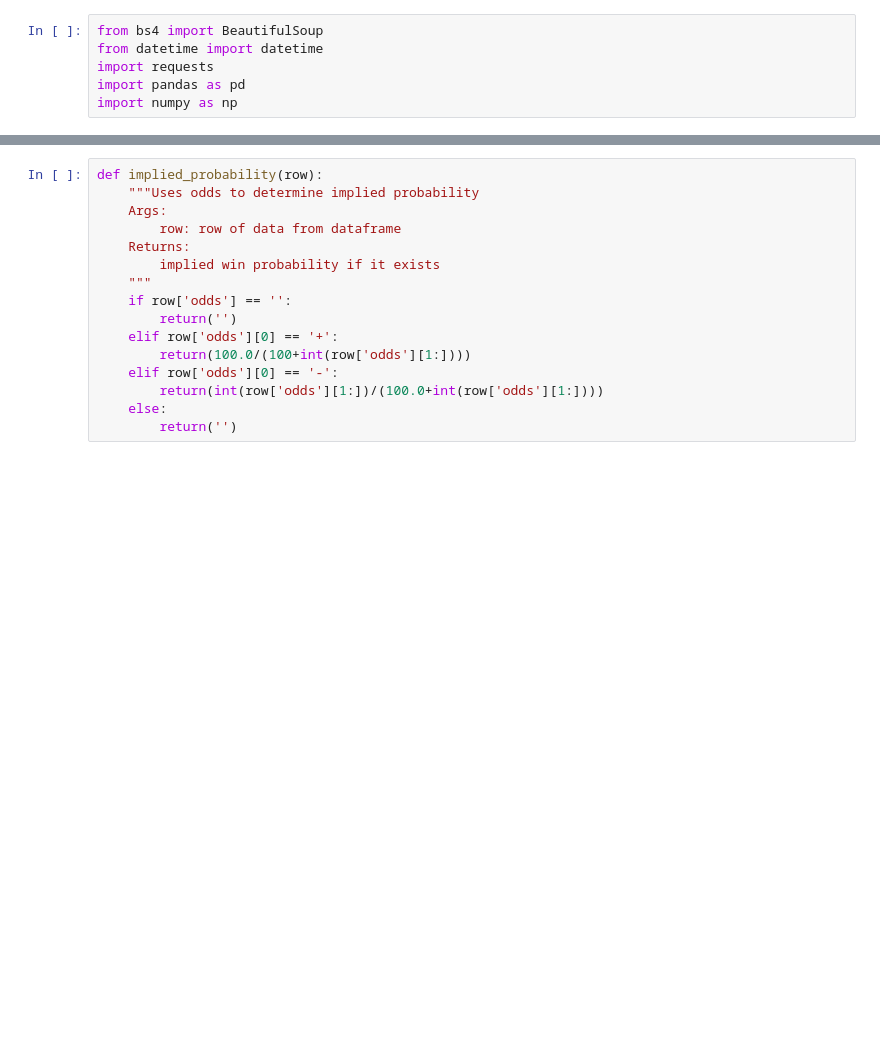
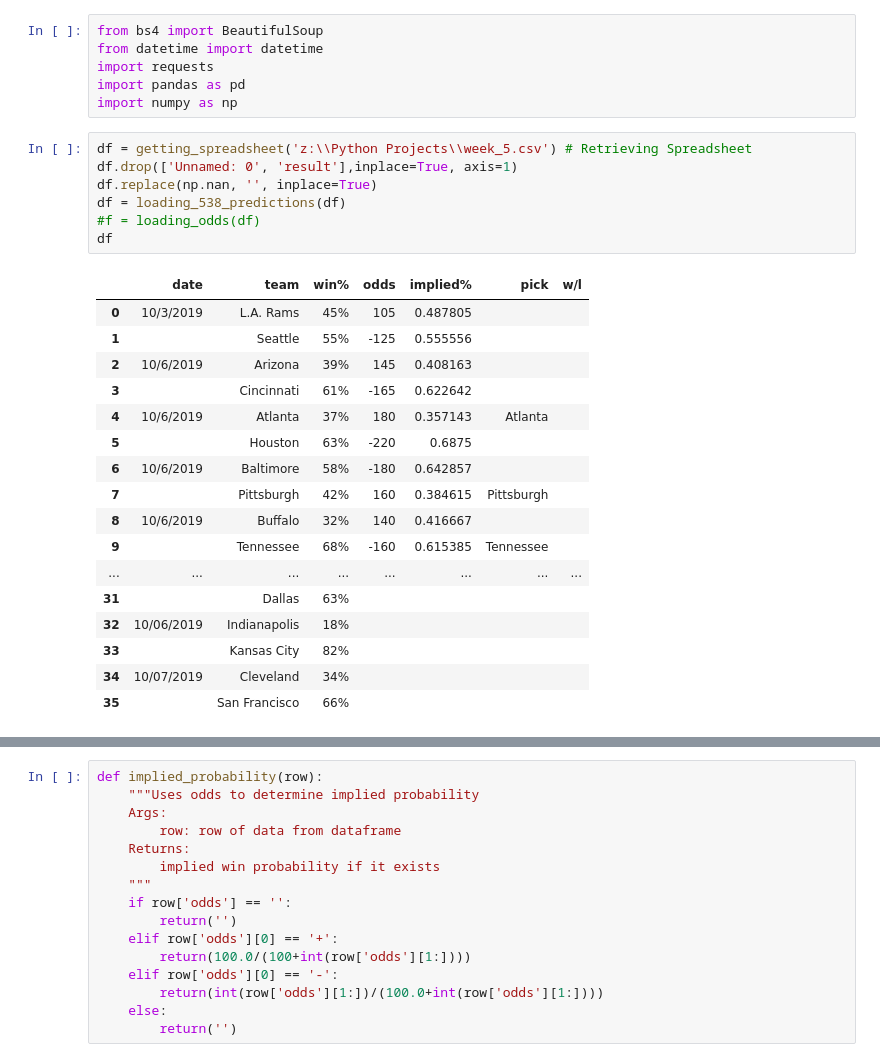
Before and after one commit to jmaloon1/NFL-Game-Predictor, a Jupyter notebook: Game Predictor.ipynb, the cells around one changed output, grey strips where cells are left out. Cells and saved outputs as stored; diff of their text form; blank space fills up the shorter version.

```diff
--- a/Game Predictor.ipynb
+++ b/Game Predictor.ipynb
@@ -4,4 +4,29 @@ from datetime import datetime
 import requests
 import pandas as pd
 import numpy as np
+# %%
+df = getting_spreadsheet('z:\\Python Projects\\week_5.csv') # Retrieving Spreadsheet
+df.drop(['Unnamed: 0', 'result'],inplace=True, axis=1)
+df.replace(np.nan, '', inplace=True)
+df = loading_538_predictions(df)
+#f = loading_odds(df)
+df
+# %% [output]
+|  | date | team | win% | odds | implied% | pick | w/l |
+| 0 | 10/3/2019 | L.A. Rams | 45% | 105 | 0.487805 |  |  |
+| 1 |  | Seattle | 55% | -125 | 0.555556 |  |  |
+| 2 | 10/6/2019 | Arizona | 39% | 145 | 0.408163 |  |  |
+| 3 |  | Cincinnati | 61% | -165 | 0.622642 |  |  |
+| 4 | 10/6/2019 | Atlanta | 37% | 180 | 0.357143 | Atlanta |  |
+| 5 |  | Houston | 63% | -220 | 0.6875 |  |  |
+| 6 | 10/6/2019 | Baltimore | 58% | -180 | 0.642857 |  |  |
+| 7 |  | Pittsburgh | 42% | 160 | 0.384615 | Pittsburgh |  |
+| 8 | 10/6/2019 | Buffalo | 32% | 140 | 0.416667 |  |  |
+| 9 |  | Tennessee | 68% | -160 | 0.615385 | Tennessee |  |
+| ... | ... | ... | ... | ... | ... | ... | ... |
+| 31 |  | Dallas | 63% |  |  |  |  |
+| 32 | 10/06/2019 | Indianapolis | 18% |  |  |  |  |
+| 33 |  | Kansas City | 82% |  |  |  |  |
+| 34 | 10/07/2019 | Cleveland | 34% |  |  |  |  |
+| 35 |  | San Francisco | 66% |  |  |  |  |
 # %%
```
Also changed, not shown: parts of 12 cells of this notebook.
